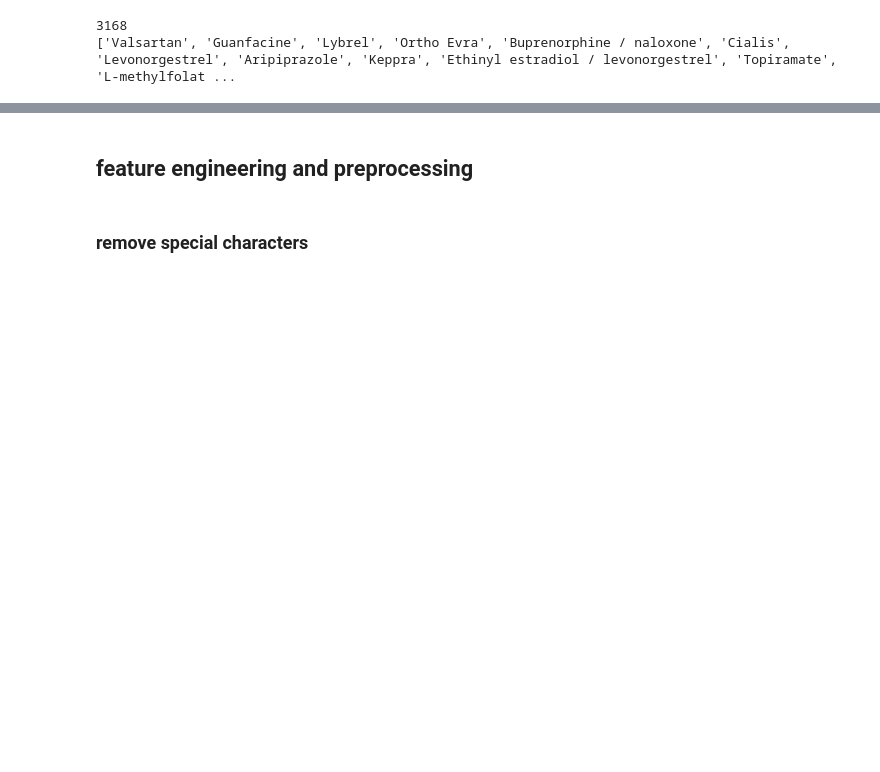
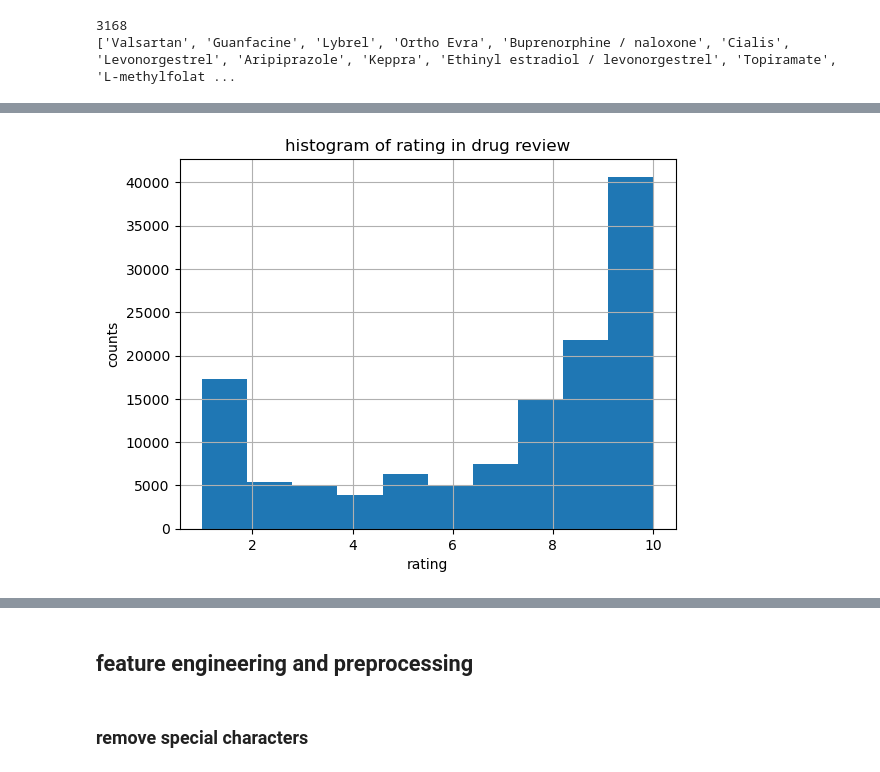
Before and after one commit to Gardenialover/Capstone_Three_Project, a Jupyter notebook: notebooks/data wranging and EDA .ipynb, the cells around one changed output, grey strips where cells are left out. Cells and saved outputs as stored; diff of their text form; code cells hidden in the pictures; blank space fills up the shorter version.

```diff
--- a/notebooks/data wranging and EDA .ipynb
+++ b/notebooks/data wranging and EDA .ipynb
@@ -402,0 +372,8 @@ what is the correlation among numeric features?
+# %%
+df['rating'].hist(bins=10)
+plt.title('histogram of rating in drug review')
+plt.xlabel("rating")
+plt.ylabel("counts")
+plt.show()
+# %% [output]
+[figure, added]
```
Also changed, not shown: parts of 12 cells of this notebook.
